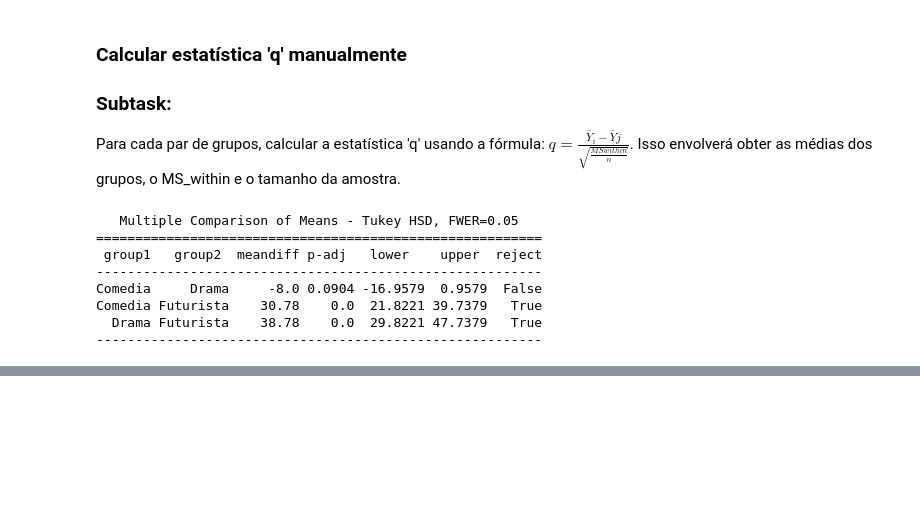
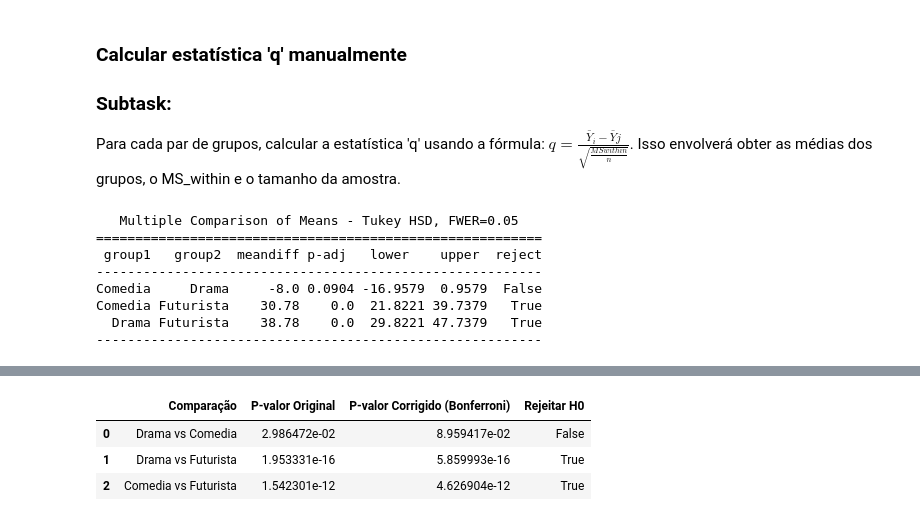
Before and after one commit to JCarapina/Estudos-praticos, a Jupyter notebook: 01_estatistica/notebooks/anova.ipynb, the cells around one changed output, grey strips where cells are left out. Drawn from its saved outputs; the diff is of its cells as text; code cells hidden in the pictures; blank space fills up the shorter version.

Commit message:
ANOVA: medidas repetitivas

```diff
--- a/01_estatistica/notebooks/anova.ipynb
+++ b/01_estatistica/notebooks/anova.ipynb
@@ -181,0 +209,45 @@ Comedia Futurista    30.78    0.0  21.8221 39.7379   True
+# %%
+from statsmodels.stats.multicomp import pairwise_tukeyhsd
+from statsmodels.stats.multitest import multipletests
+import statsmodels.formula.api as smf
+import statsmodels.stats.anova as anova
+import pandas as pd
+import scipy.stats as stats
+
+# Assuming 'df' DataFrame is already loaded and contains 'trailer_tipo' and 'tempo_visualizacao'
+
+# Perform pairwise t-tests
+groups = df['trailer_tipo'].unique()
+p_values = []
+comparisons = []
+
+for i in range(len(groups)):
+    for j in range(i + 1, len(groups)):
+        group1 = groups[i]
+        group2 = groups[j]
+        data1 = df[df['trailer_tipo'] == group1]['tempo_visualizacao']
+        data2 = df[df['trailer_tipo'] == group2]['tempo_visualizacao']
+
+        # Perform independent t-test
+        t_stat, p_value = stats.ttest_ind(data1, data2)
+
+        p_values.append(p_value)
+        comparisons.append(f'{group1} vs {group2}')
+
+# Apply Bonferroni correction
+reject, pvals_corrected, _, _ = multipletests(p_values, method='bonferroni')
+
+# Display the results
+bonferroni_results = pd.DataFrame({
+    'Comparação': comparisons,
+    'P-valor Original': p_values,
+    'P-valor Corrigido (Bonferroni)': pvals_corrected,
+    'Rejeitar H0': reject
+})
+
+display(bonferroni_results)
+# %% [output]
+|  | Comparação | P-valor Original | P-valor Corrigido (Bonferroni) | Rejeitar H0 |
+| 0 | Drama vs Comedia | 2.986472e-02 | 8.959417e-02 | False |
+| 1 | Drama vs Futurista | 1.953331e-16 | 5.859993e-16 | True |
+| 2 | Comedia vs Futurista | 1.542301e-12 | 4.626904e-12 | True |
```
Also changed, not shown: parts of 2 cells of this notebook.
